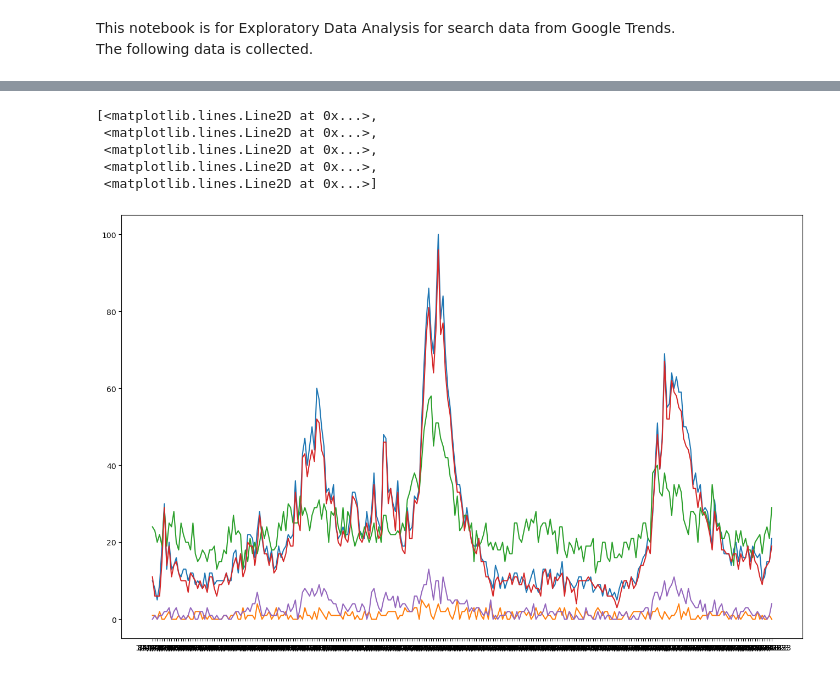
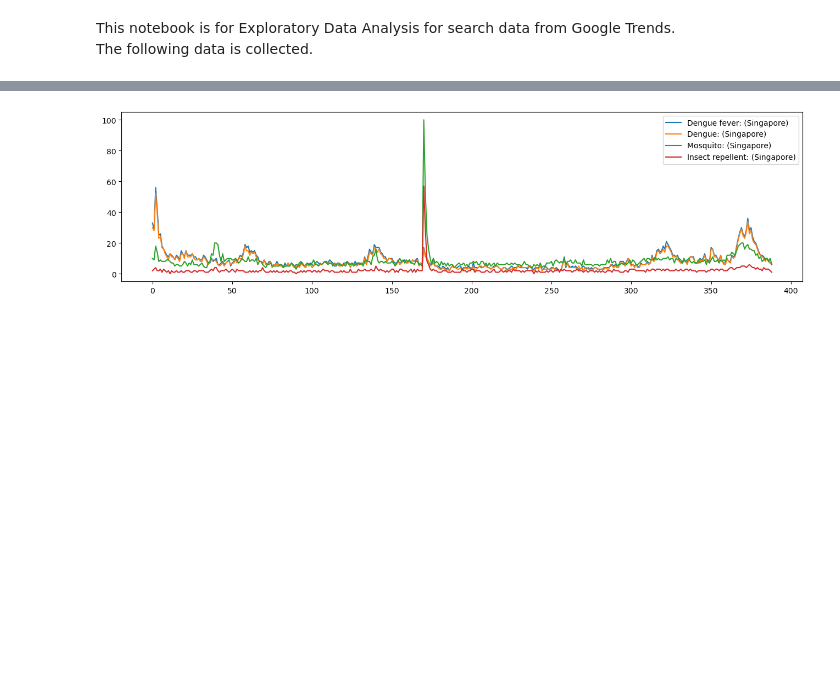
Before and after one commit to PLJX-2022/GA_project4_PredictDengueCases, a Jupyter notebook: codes/eda_zm.ipynb, the cells around one changed output, grey strips where cells are left out. Cells and saved outputs as stored; diff of their text form; code cells hidden in the pictures; blank space fills up the shorter version.

Commit message:
add>google_trends_data_cleaning

```diff
--- a/codes/eda_zm.ipynb
+++ b/codes/eda_zm.ipynb
@@ -19,0 +97,7 @@ df.head()
+# %%
+# Change the 1st column to date time format
+df['Week'] = pd.to_datetime(df['Week'], dayfirst=True);
+# Convert datetime to intended string format
+df['Week'] = df['Week'].dt.strftime('%Y-%m-%d')
+#display df
+df.head()
@@ -19,0 +123,2 @@ df.head()
+# %%
+df['Insect repellent: (Singapore)'].replace('<1', 1, inplace=True)
@@ -19,0 +141,2 @@ df.head()
+# %%
+df_int = df.iloc[:,1:5].astype(int)
@@ -19,0 +152,4 @@ df.head()
+# %%
+df.drop(columns=['Dengue fever: (Singapore)', 'Dengue: (Singapore)', 'Mosquito: (Singapore)', 'Insect repellent: (Singapore)'],inplace=True)
+df = pd.concat([df, df_int], axis=1)
+df.head()
@@ -20,10 +163,7 @@ df.head()
 # %%
-fig = plt.figure(figsize=(16,10))
-plt.plot(df['Week'], df.iloc[:,1:] )
+# Plot the original trend
+fig = plt.figure(figsize=(16,4))
+plt.plot(df.index, df.iloc[:,1:5]);
+plt.legend(['Dengue fever: (Singapore)', 'Dengue: (Singapore)', 'Mosquito: (Singapore)', 'Insect repellent: (Singapore)']);
 # %% [output]
-[<matplotlib.lines.Line2D at 0x...>,
- <matplotlib.lines.Line2D at 0x...>,
- <matplotlib.lines.Line2D at 0x...>,
- <matplotlib.lines.Line2D at 0x...>,
- <matplotlib.lines.Line2D at 0x...>]
-[figure, old version]
+[figure, new version]
```
Also changed, not shown: parts of 74 cells of this notebook, 2 other files.
